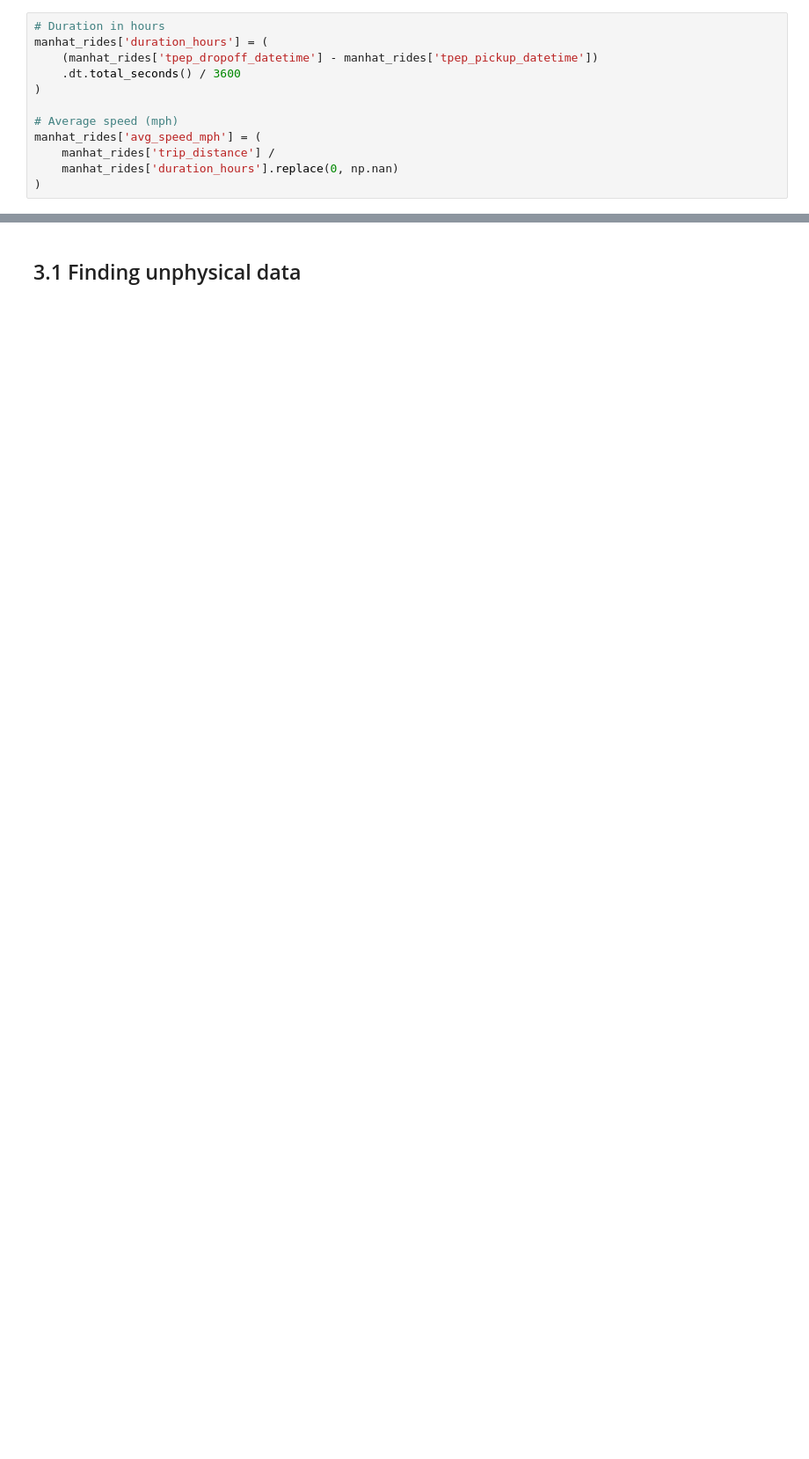
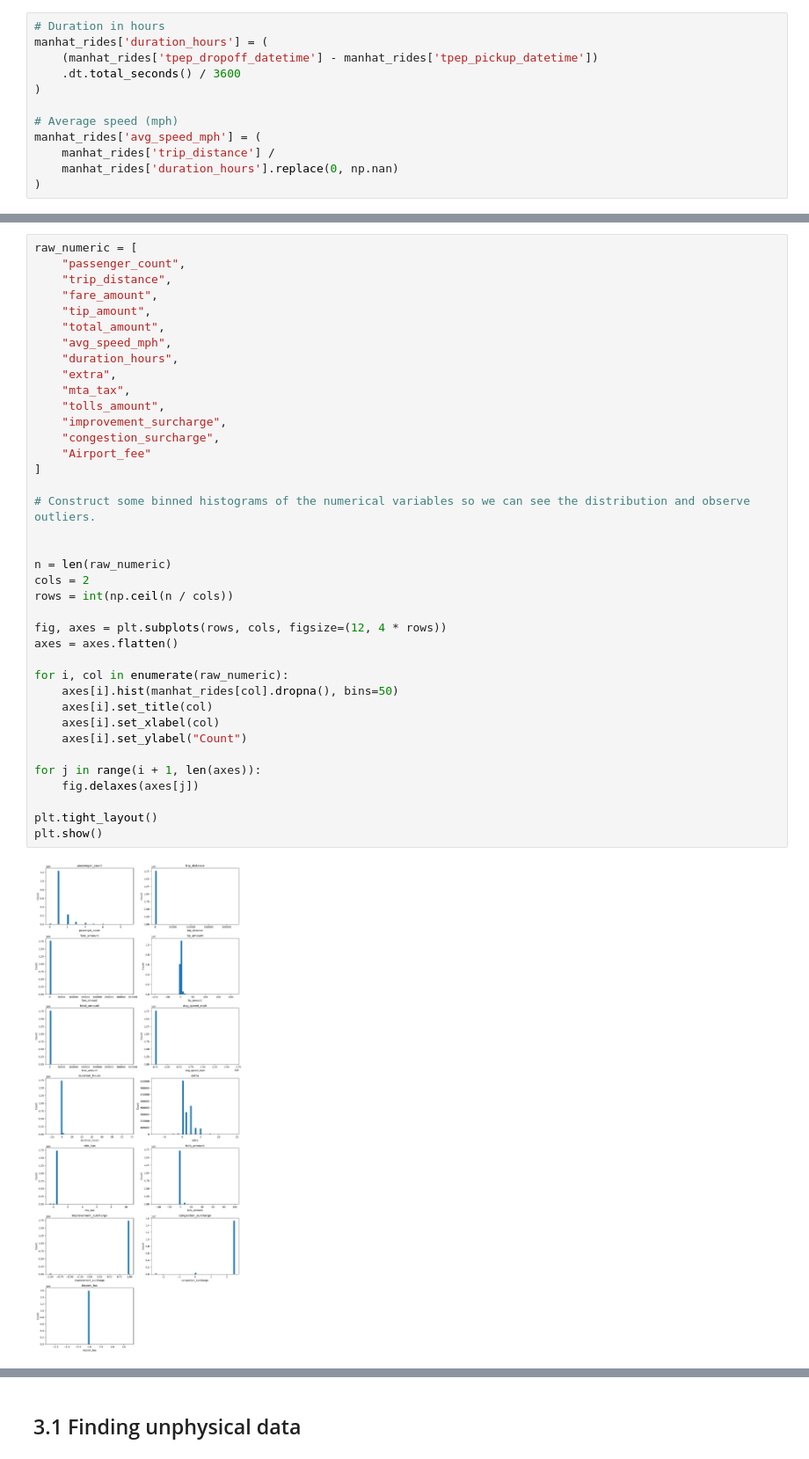
Before and after one commit to sarfaraz79/driver-scheduling, a Jupyter notebook: explore/toby.ipynb, the cells around one changed output, grey strips where cells are left out. Shown at 88% size. Drawn from its saved outputs; the diff is of its cells as text; blank space fills up the shorter version.

```diff
--- a/explore/toby.ipynb
+++ b/explore/toby.ipynb
@@ -212,0 +237,40 @@ manhat_rides['avg_speed_mph'] = (
+# %%
+raw_numeric = [
+    "passenger_count",
+    "trip_distance",
+    "fare_amount",
+    "tip_amount",
+    "total_amount",
+    "avg_speed_mph",
+    "duration_hours",
+    "extra",
+    "mta_tax",
+    "tolls_amount",
+    "improvement_surcharge",
+    "congestion_surcharge",
+    "Airport_fee"
+]
+
+# Construct some binned histograms of the numerical variables so we can see the distribution and observe outliers.
+
+
+n = len(raw_numeric)
+cols = 2
+rows = int(np.ceil(n / cols))
+
+fig, axes = plt.subplots(rows, cols, figsize=(12, 4 * rows))
+axes = axes.flatten()
+
+for i, col in enumerate(raw_numeric):
+    axes[i].hist(manhat_rides[col].dropna(), bins=50)
+    axes[i].set_title(col)
+    axes[i].set_xlabel(col)
+    axes[i].set_ylabel("Count")
+
+for j in range(i + 1, len(axes)):
+    fig.delaxes(axes[j])
+
+plt.tight_layout()
+plt.show()
+# %% [output]
+[figure, added]
```
Also changed, not shown: parts of 29 cells of this notebook, 1 other file.
